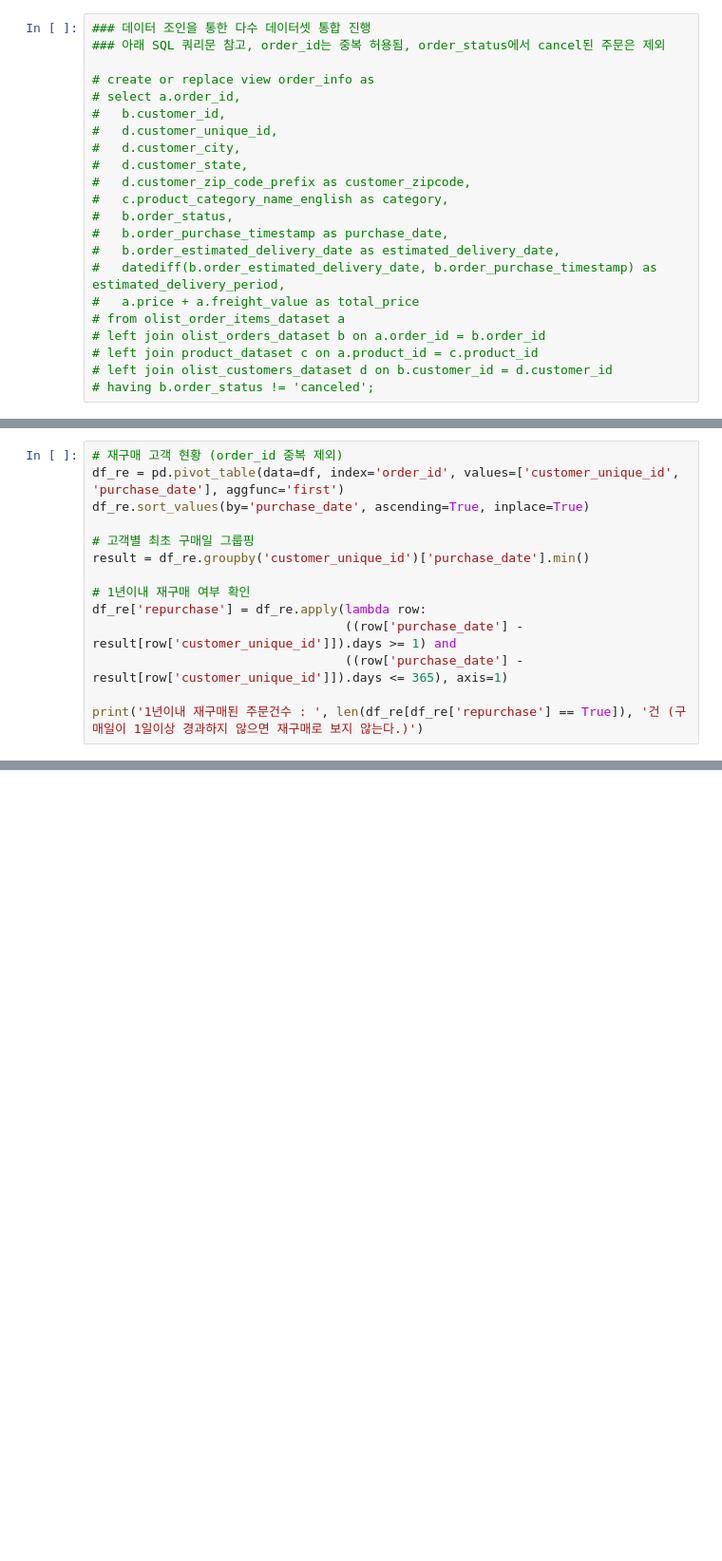
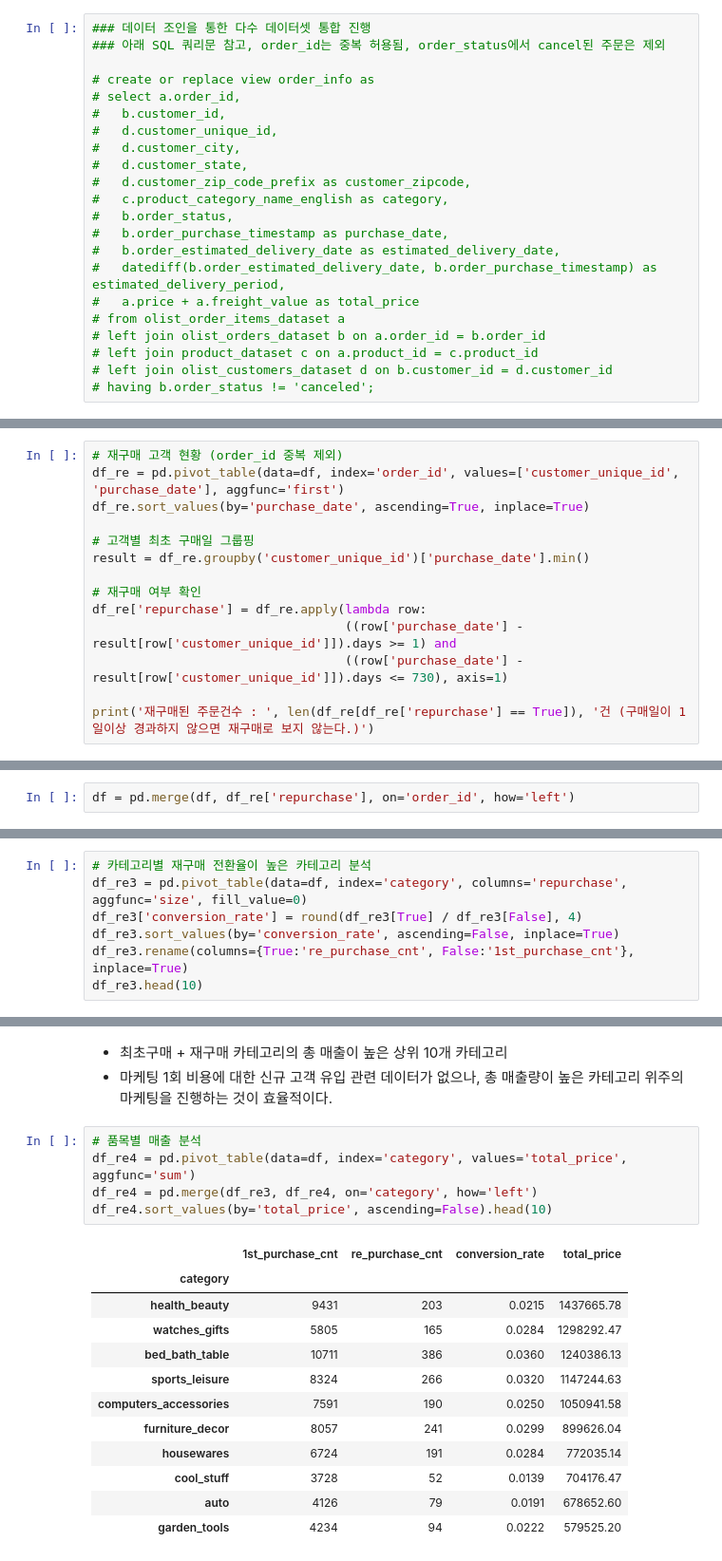
Before and after one commit to ElaYJ/Machine-Learning-Project, a Jupyter notebook: EDA/eda_ojm.ipynb, the cells around one changed output, grey strips where cells are left out. Shown at 95% size. Cells and saved outputs as stored; diff of their text form; blank space fills up the shorter version.

```diff
--- a/EDA/eda_ojm.ipynb
+++ b/EDA/eda_ojm.ipynb
@@ -80,10 +83,10 @@ df_re.sort_values(by='purchase_date', ascending=True, inplace=True)
 # 고객별 최초 구매일 그룹핑
 result = df_re.groupby('customer_unique_id')['purchase_date'].min()
 
-# 1년이내 재구매 여부 확인
+# 재구매 여부 확인
 df_re['repurchase'] = df_re.apply(lambda row:
                                   ((row['purchase_date'] - result[row['customer_unique_id']]).days >= 1) and
-                                  ((row['purchase_date'] - result[row['customer_unique_id']]).days <= 365), axis=1)
+                                  ((row['purchase_date'] - result[row['customer_unique_id']]).days <= 730), axis=1)
 
-print('1년이내 재구매된 주문건수 : ', len(df_re[df_re['repurchase'] == True]), '건 (구매일이 1일이상 경과하지 않으면 재구매로 보지 않는다.)')
+print('재구매된 주문건수 : ', len(df_re[df_re['repurchase'] == True]), '건 (구매일이 1일이상 경과하지 않으면 재구매로 보지 않는다.)')
 # %% [output]
@@ -100,3 +103,5 @@ df_re2 = df_re2[df_re2['order_count'] > 10]
 px.bar(df_re2, x=df_re2.index, y='order_count',
        labels={"category":"카테고리","order_count":"주문건수"},
        title='카테고리별 재구매 주문건수')
+# %%
+df = pd.merge(df, df_re['repurchase'], on='order_id', how='left')
@@ -102,0 +114,7 @@ px.bar(df_re2, x=df_re2.index, y='order_count',
+# %%
+# 카테고리별 재구매 전환율이 높은 카테고리 분석
+df_re3 = pd.pivot_table(data=df, index='category', columns='repurchase', aggfunc='size', fill_value=0)
+df_re3['conversion_rate'] = round(df_re3[True] / df_re3[False], 4)
+df_re3.sort_values(by='conversion_rate', ascending=False, inplace=True)
+df_re3.rename(columns={True:'re_purchase_cnt', False:'1st_purchase_cnt'}, inplace=True)
+df_re3.head(10)
@@ -102,0 +143,21 @@ px.bar(df_re2, x=df_re2.index, y='order_count',
+# %% [markdown]
+- 최초구매 + 재구매 카테고리의 총 매출이 높은 상위 10개 카테고리
+- 마케팅 1회 비용에 대한 신규 고객 유입 관련 데이터가 없으나, 총 매출량이 높은 카테고리 위주의 마케팅을 진행하는 것이 효율적이다.
+# %%
+# 품목별 매출 분석
+df_re4 = pd.pivot_table(data=df, index='category', values='total_price', aggfunc='sum')
+df_re4 = pd.merge(df_re3, df_re4, on='category', how='left')
+df_re4.sort_values(by='total_price', ascending=False).head(10)
+# %% [output]
+|  | 1st_purchase_cnt | re_purchase_cnt | conversion_rate | total_price |
+| category |  |  |  |  |
+| health_beauty | 9431 | 203 | 0.0215 | 1437665.78 |
+| watches_gifts | 5805 | 165 | 0.0284 | 1298292.47 |
+| bed_bath_table | 10711 | 386 | 0.0360 | 1240386.13 |
+| sports_leisure | 8324 | 266 | 0.0320 | 1147244.63 |
+| computers_accessories | 7591 | 190 | 0.0250 | 1050941.58 |
+| furniture_decor | 8057 | 241 | 0.0299 | 899626.04 |
+| housewares | 6724 | 191 | 0.0284 | 772035.14 |
+| cool_stuff | 3728 | 52 | 0.0139 | 704176.47 |
+| auto | 4126 | 79 | 0.0191 | 678652.60 |
+| garden_tools | 4234 | 94 | 0.0222 | 579525.20 |
```
Also changed, not shown: parts of 15 cells of this notebook.
